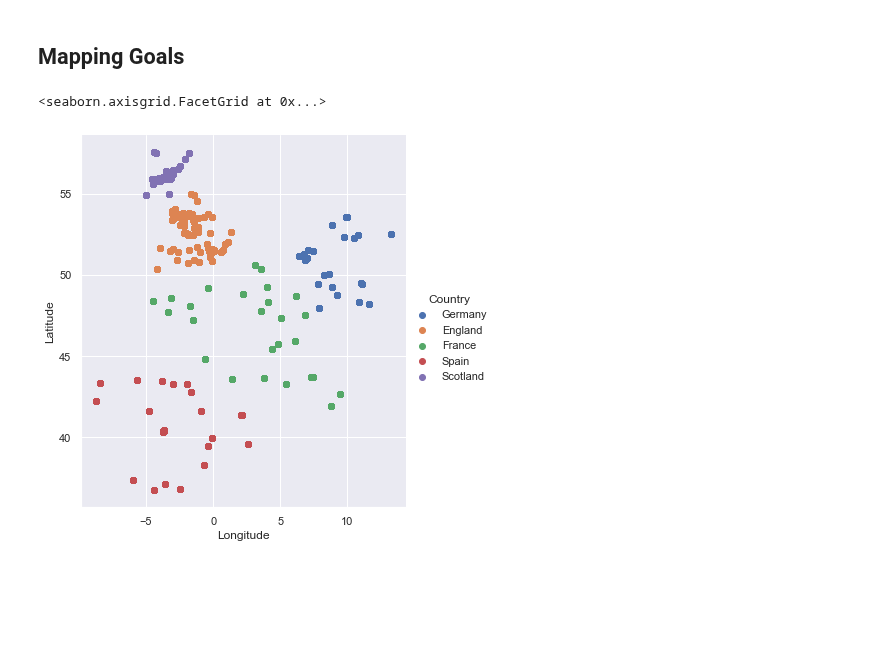
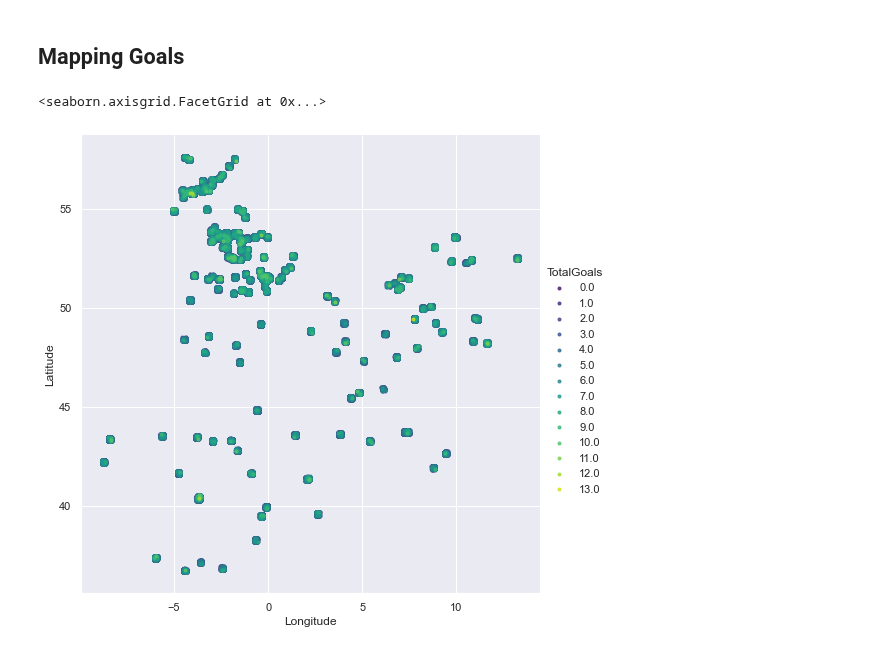
Before and after one commit to deacona/the-ball-is-round, a Jupyter notebook: notebooks/club_01_goals_around_europe.ipynb, the cells around one changed output. Cells and saved outputs as stored; diff of their text form; code cells hidden in the pictures; blank space fills up the shorter version.

```diff
--- a/notebooks/club_01_goals_around_europe.ipynb
+++ b/notebooks/club_01_goals_around_europe.ipynb
@@ -14,7 +16,8 @@ import matplotlib.pyplot as plt
 plt.style.use("seaborn-whitegrid")
 
 import seaborn as sns
-sns.set()
+# sns.set()
+sns.set(rc={'figure.figsize':(10, 5)})
 
 # from mpl_toolkits.basemap import Basemap
 # %%
@@ -22,7 +25,8 @@ df = utilities.get_master("fulldata")
 
 df = df[df.HomeAway == "Home"]
 
-attrib_cols = ["HomeAway", "Season", "Country", "Tier", "Team", "Manager", "Stadium", "Referee", "Latitude", "Longitude"]
+attrib_cols = ["HomeAway", "Season", "Country", "Tier", "Team", "TeamOpp", "Manager", "ManagerOpp",
+               "Stadium", "Referee", "Latitude", "Longitude"]
 metric_cols = ["Goals", "GoalsOpp", "TotalGoals"]
 
 df = df[attrib_cols + metric_cols]
@@ -214,11 +264,16 @@ Name: TotalGoals, dtype: float64
 ## Mapping Goals
 # %%
 mapdata=df.dropna(subset=['Latitude', 'Longitude', 'TotalGoals'])
-fg = sns.FacetGrid(data=mapdata, hue='Country', height=6, aspect=.9)
-fg.map(plt.scatter, 'Longitude', 'Latitude').add_legend()
+# mapdata = df.dropna(subset=['Latitude', 'Longitude', 'TotalGoals']).groupby(['Latitude', 'Longitude']).TotalGoals\
+#     .mean().reset_index()
+# fg = sns.FacetGrid(data=mapdata, hue='Country', height=6, aspect=.9)
+# fg.map(plt.scatter, 'Longitude', 'Latitude').add_legend()
+
+sns.lmplot(x='Longitude', y='Latitude', hue='TotalGoals', data=mapdata, fit_reg=False,
+           x_jitter=0.1, y_jitter=0.1, markers=".", palette="viridis", height=7)
 # %% [output]
 <seaborn.axisgrid.FacetGrid at 0x...>
-[figure, old version]
+[figure, new version]
 # %%
 # # Extract the data we're interested in
 # lat = df.groupby(['Stadium'])[["Latitude"]].max().values
```
Also changed, not shown: parts of 7 cells of this notebook.
